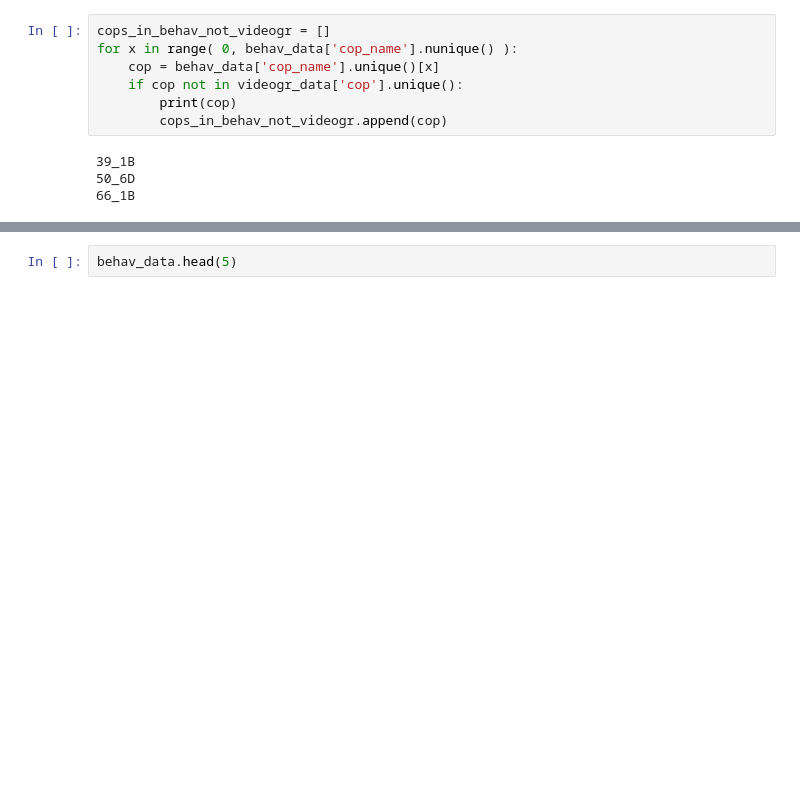
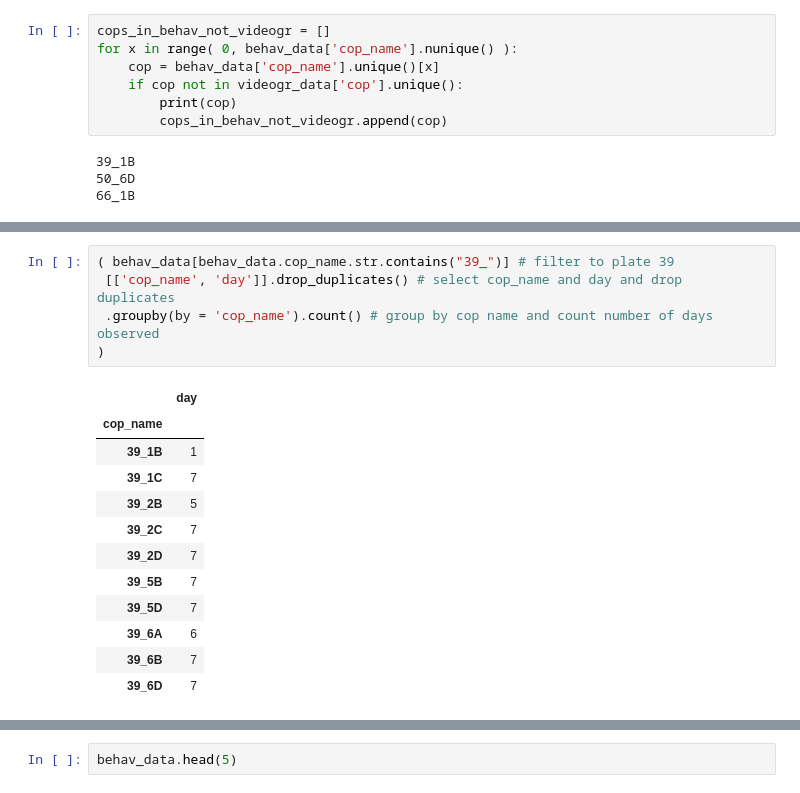
Before and after one commit to dbenesh82/behav_vid_data_compiler, a Jupyter notebook: wrangled_data/Exploratory_analysis.ipynb, the cells around one changed output, grey strips where cells are left out. Saved outputs shown, nothing was run; the diff lists cells and outputs as text; blank space fills up the shorter version.

```diff
--- a/wrangled_data/Exploratory_analysis.ipynb
+++ b/wrangled_data/Exploratory_analysis.ipynb
@@ -33,0 +45,18 @@ In the main *behavior* data frame, the first two columns record the observation
+# %%
+( behav_data[behav_data.cop_name.str.contains("39_")] # filter to plate 39
+ [['cop_name', 'day']].drop_duplicates() # select cop_name and day and drop duplicates
+ .groupby(by = 'cop_name').count() # group by cop name and count number of days observed
+)
+# %% [output]
+|  | day |
+| cop_name |  |
+| 39_1B | 1 |
+| 39_1C | 7 |
+| 39_2B | 5 |
+| 39_2C | 7 |
+| 39_2D | 7 |
+| 39_5B | 7 |
+| 39_5D | 7 |
+| 39_6A | 6 |
+| 39_6B | 7 |
+| 39_6D | 7 |
```
Also changed, not shown: parts of 9 cells of this notebook.
